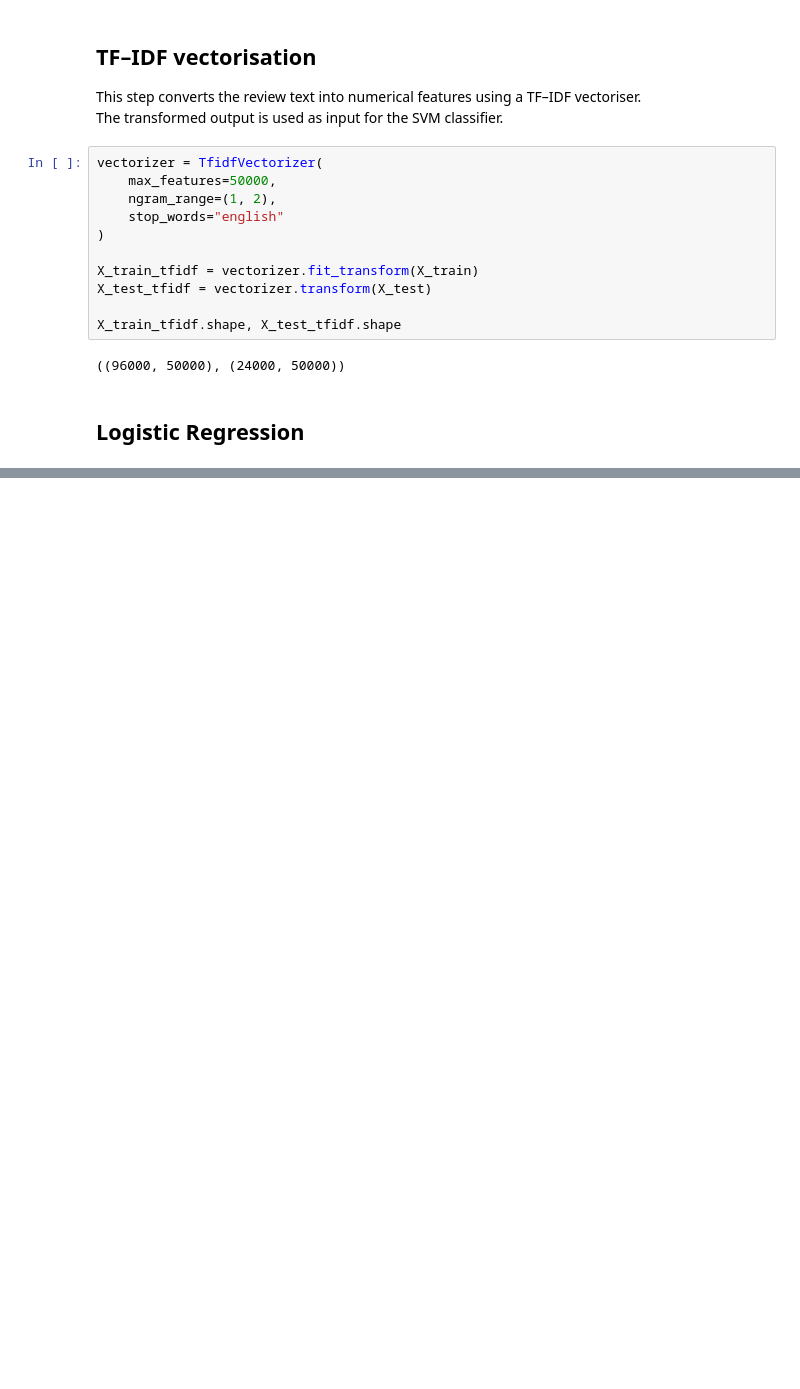
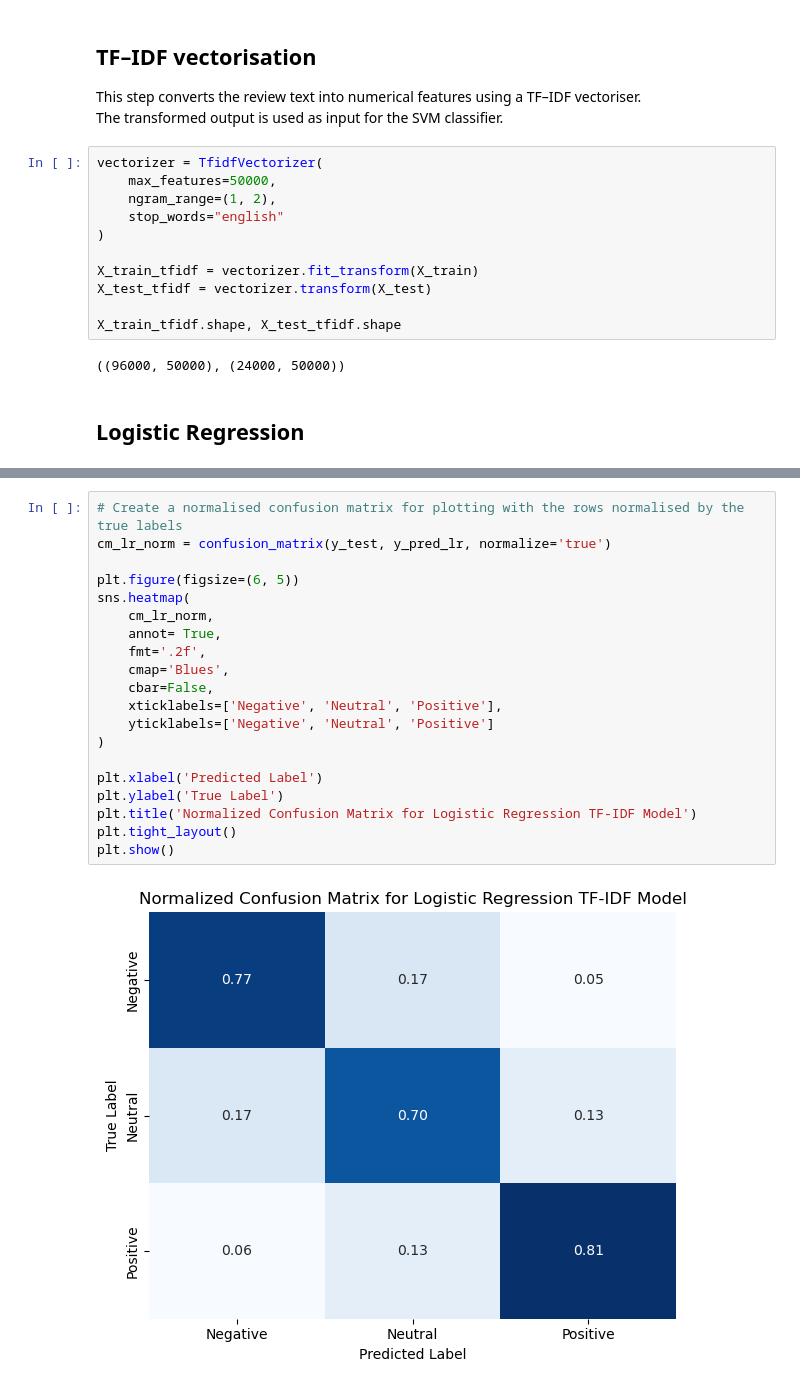
Before and after one commit to tamasfried/AmazonSentimentAnalysis, a Jupyter notebook: notebooks/svm_baseline.ipynb, the cells around one changed output, grey strips where cells are left out. Cells and saved outputs as stored; diff of their text form; blank space fills up the shorter version.

```diff
--- a/notebooks/svm_baseline.ipynb
+++ b/notebooks/svm_baseline.ipynb
@@ -66,0 +133,22 @@ X_train_tfidf.shape, X_test_tfidf.shape
+# %%
+# Create a normalised confusion matrix for plotting with the rows normalised by the true labels
+cm_lr_norm = confusion_matrix(y_test, y_pred_lr, normalize='true')
+
+plt.figure(figsize=(6, 5))
+sns.heatmap(
+    cm_lr_norm,
+    annot= True,
+    fmt='.2f',
+    cmap='Blues',
+    cbar=False,
+    xticklabels=['Negative', 'Neutral', 'Positive'],
+    yticklabels=['Negative', 'Neutral', 'Positive']
+)
+
+plt.xlabel('Predicted Label')
+plt.ylabel('True Label')
+plt.title('Normalized Confusion Matrix for Logistic Regression TF-IDF Model')
+plt.tight_layout()
+plt.show()
+# %% [output]
+[figure, added]
```
Also changed, not shown: parts of 15 cells of this notebook.
